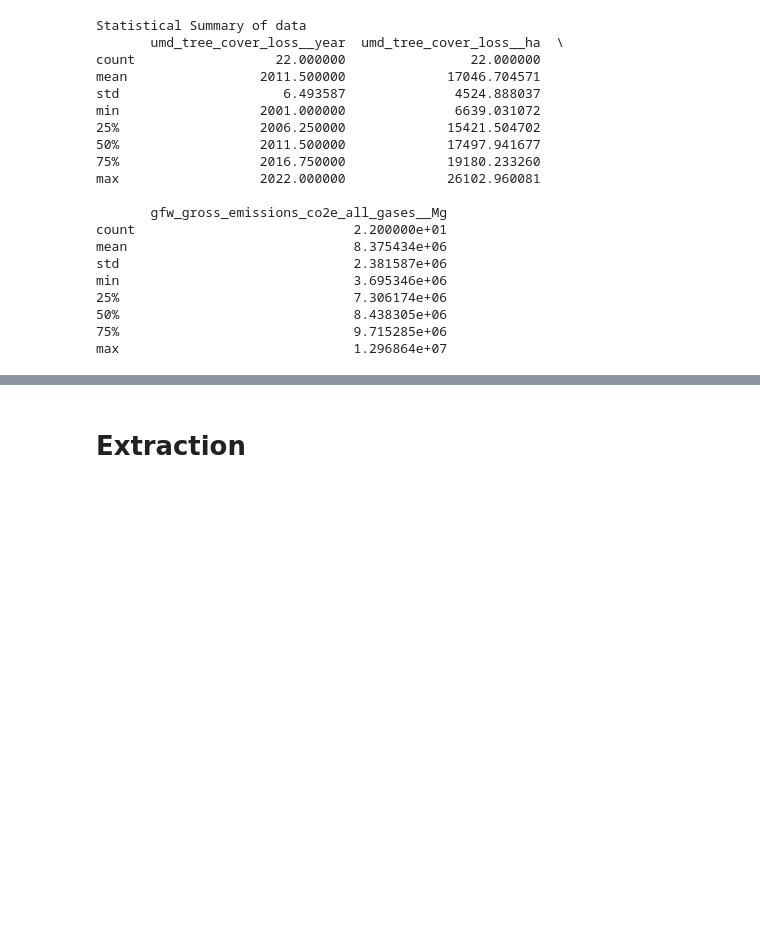
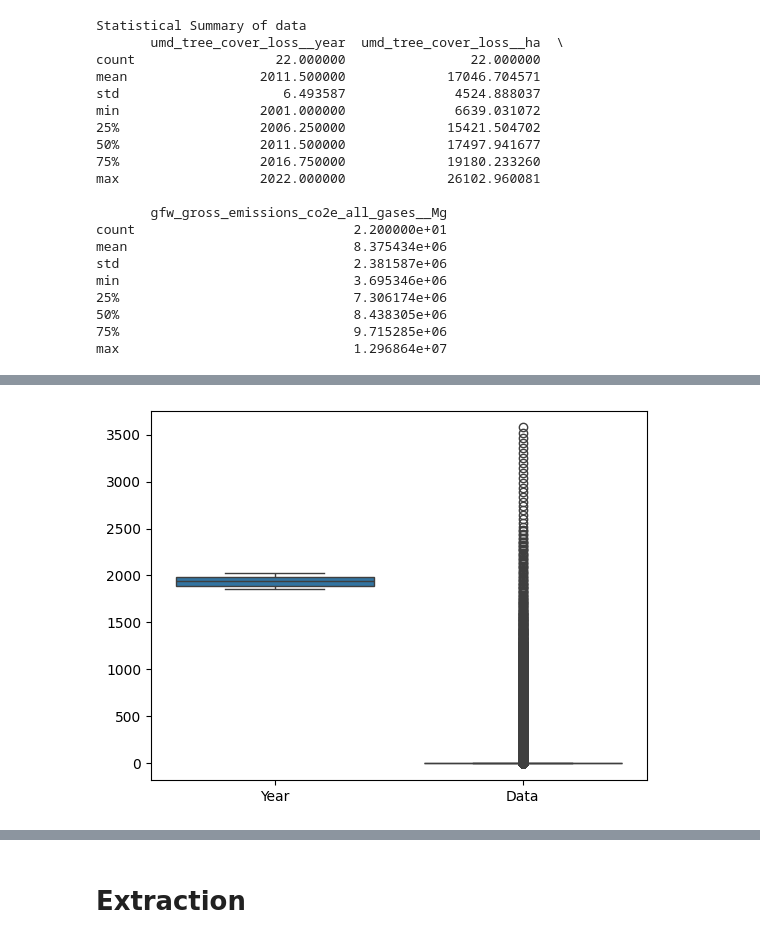
Before and after one commit to JosephRidge/ClimateChange-GHG, a Jupyter notebook: app.ipynb, the cells around one changed output, grey strips where cells are left out. Saved outputs shown, nothing was run; the diff lists cells and outputs as text; code cells hidden in the pictures; blank space fills up the shorter version.

```diff
--- a/app.ipynb
+++ b/app.ipynb
@@ -292,0 +477,5 @@ max                              1.296864e+07
+# %%
+# Checking for Outliers using Box Plots
+checkOutliersBoxplot(cumulative_emissions)
+# %% [output]
+[figure, added]
```
Also changed, not shown: parts of 19 cells of this notebook.
